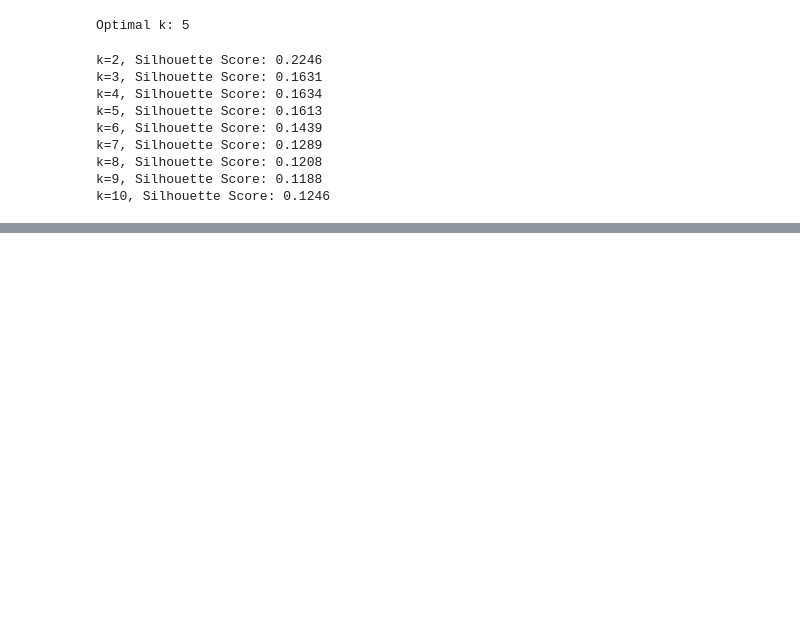
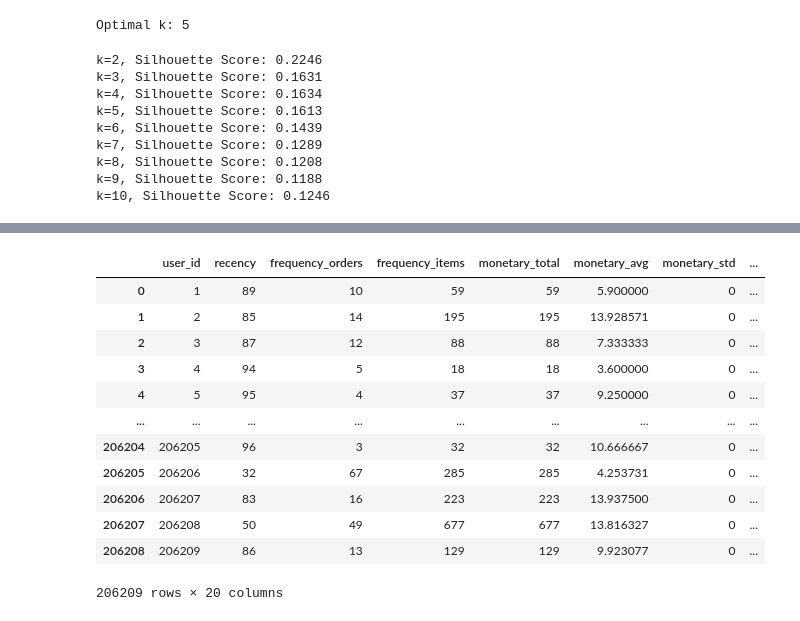
Before and after one commit to V33rapat/instacart-customer-segmentation, a Jupyter notebook: src/modeling/model_clustering.ipynb, the cells around one changed output, grey strips where cells are left out. Saved outputs shown, nothing was run; the diff lists cells and outputs as text; code cells hidden in the pictures; blank space fills up the shorter version.

```diff
--- a/src/modeling/model_clustering.ipynb
+++ b/src/modeling/model_clustering.ipynb
@@ -147,0 +162,16 @@ NameError: name 'df' is not defined
+# %%
+df_user_features_summary
+# %% [output]
+|  | user_id | recency | frequency_orders | frequency_items | monetary_total | monetary_avg | monetary_std | ... |
+| 0 | 1 | 89 | 10 | 59 | 59 | 5.900000 | 0 | ... |
+| 1 | 2 | 85 | 14 | 195 | 195 | 13.928571 | 0 | ... |
+| 2 | 3 | 87 | 12 | 88 | 88 | 7.333333 | 0 | ... |
+| 3 | 4 | 94 | 5 | 18 | 18 | 3.600000 | 0 | ... |
+| 4 | 5 | 95 | 4 | 37 | 37 | 9.250000 | 0 | ... |
+| ... | ... | ... | ... | ... | ... | ... | ... | ... |
+| 206204 | 206205 | 96 | 3 | 32 | 32 | 10.666667 | 0 | ... |
+| 206205 | 206206 | 32 | 67 | 285 | 285 | 4.253731 | 0 | ... |
+| 206206 | 206207 | 83 | 16 | 223 | 223 | 13.937500 | 0 | ... |
+| 206207 | 206208 | 50 | 49 | 677 | 677 | 13.816327 | 0 | ... |
+| 206208 | 206209 | 86 | 13 | 129 | 129 | 9.923077 | 0 | ... |
+206209 rows × 20 columns
```
Also changed, not shown: parts of 5 cells of this notebook.
